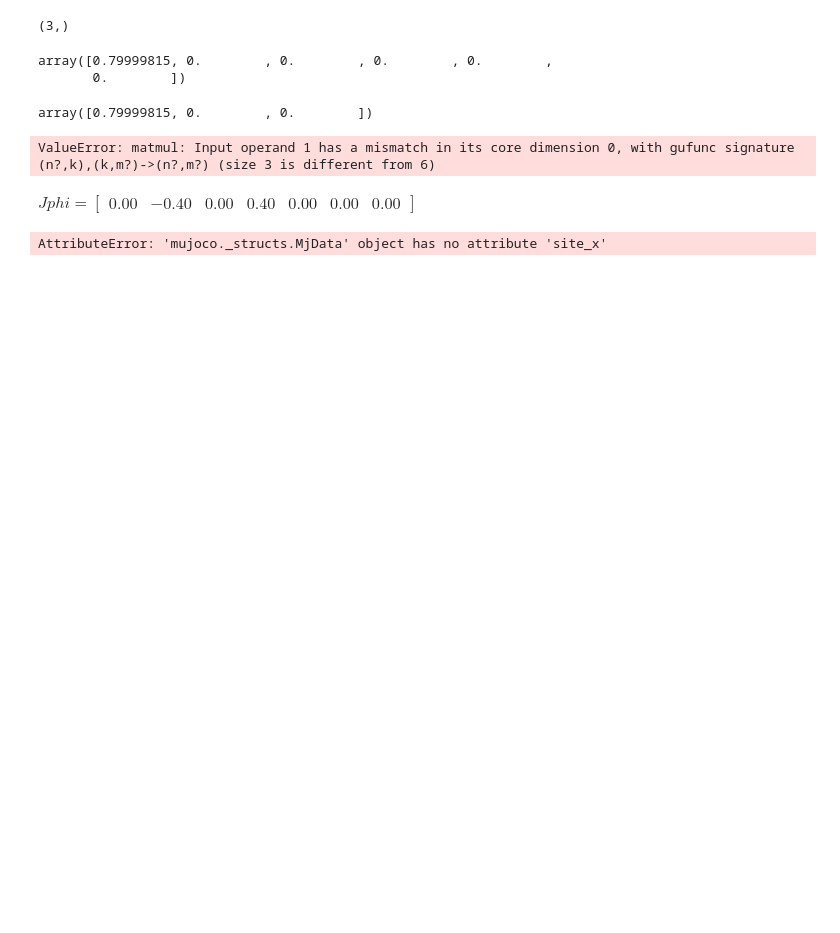
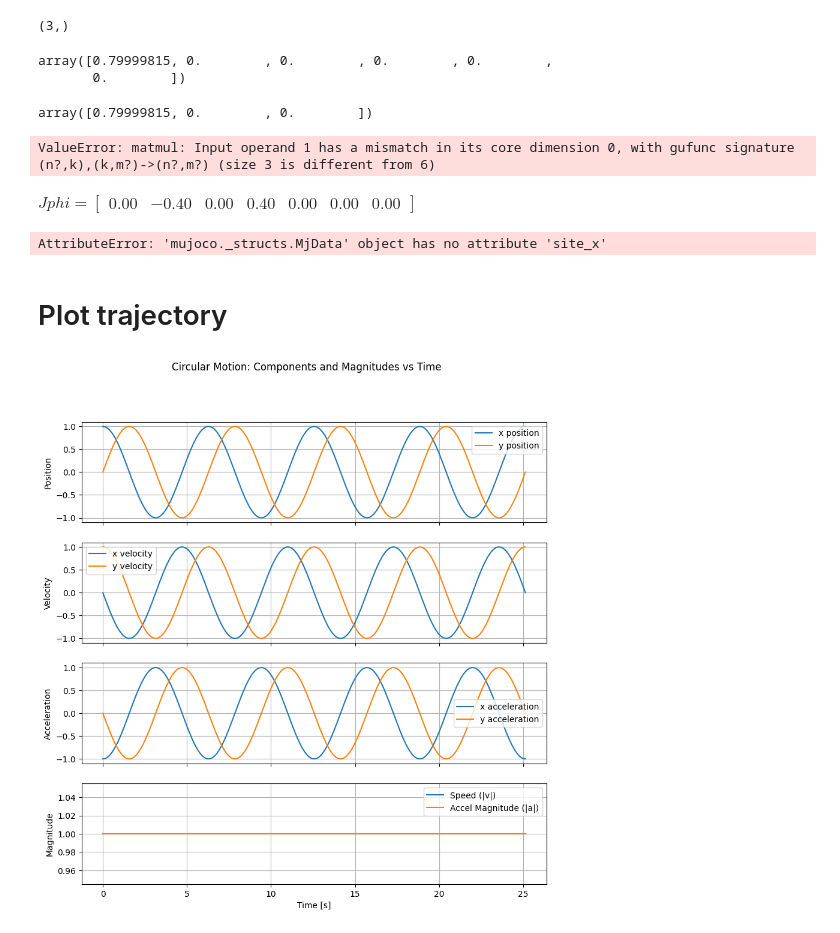
Before and after one commit to JunningHuang/mj_ctrl, a Jupyter notebook: hybrid_impedance_V1.ipynb, the cells around one changed output. Drawn from its saved outputs; the diff is of its cells as text; code cells hidden in the pictures; blank space fills up the shorter version.

```diff
--- a/hybrid_impedance_V1.ipynb
+++ b/hybrid_impedance_V1.ipynb
@@ -738,3 +738,77 @@ data.site_x[site_id]
 AttributeError: 'mujoco._structs.MjData' object has no attribute 'site_x'
 # %%
 J_motion_new = 2 * B @ data.site_xpos[site_id] @ jac
+# %% [markdown]
+# Plot trajectory
+# %%
+import numpy as np
+import matplotlib.pyplot as plt
+
+# Parameters
+circle_center = np.array([0.0, 0.0, 0.0])
+circle_radius = 1.0
+angular_speed = 1.0  # rad/s
+T = 8 * np.pi / angular_speed  # one full rotation period
+time = np.linspace(0, T, 500)
+
+# Containers
+target_pos = np.zeros((len(time), 3))
+x_dot_desired = np.zeros((len(time), 3))
+x_ddot_desired = np.zeros((len(time), 3))
+
+# Compute trajectory, velocity, acceleration
+for i, elapsed_time in enumerate(time):
+    angle = angular_speed * elapsed_time
+    # position
+    target_pos[i, 0] = circle_center[0] + circle_radius * np.cos(angle)
+    target_pos[i, 1] = circle_center[1] + circle_radius * np.sin(angle)
+    target_pos[i, 2] = circle_center[2]
+    # velocity
+    x_dot_desired[i, 0] = -circle_radius * angular_speed * np.sin(angle)
+    x_dot_desired[i, 1] =  circle_radius * angular_speed * np.cos(angle)
+    x_dot_desired[i, 2] = 0.0
+    # acceleration
+    x_ddot_desired[i, 0] = -circle_radius * angular_speed**2 * np.cos(angle)
+    x_ddot_desired[i, 1] = -circle_radius * angular_speed**2 * np.sin(angle)
+    x_ddot_desired[i, 2] = 0.0
+
+# Compute magnitudes
+speed = np.linalg.norm(x_dot_desired[:,:2], axis=1)
+accel_mag = np.linalg.norm(x_ddot_desired[:,:2], axis=1)
+
+# Plot components
+fig, axs = plt.subplots(4, 1, figsize=(10, 10), sharex=True)
+
+# Position
+axs[0].plot(time, target_pos[:,0], label="x position")
+axs[0].plot(time, target_pos[:,1], label="y position")
+axs[0].set_ylabel("Position")
+axs[0].legend()
+axs[0].grid(True)
+
+# Velocity
+axs[1].plot(time, x_dot_desired[:,0], label="x velocity")
+axs[1].plot(time, x_dot_desired[:,1], label="y velocity")
+axs[1].set_ylabel("Velocity")
+axs[1].legend()
+axs[1].grid(True)
+
+# Acceleration
+axs[2].plot(time, x_ddot_desired[:,0], label="x acceleration")
+axs[2].plot(time, x_ddot_desired[:,1], label="y acceleration")
+axs[2].set_ylabel("Acceleration")
+axs[2].legend()
+axs[2].grid(True)
+
+# Magnitudes
+axs[3].plot(time, speed, label="Speed (|v|)")
+axs[3].plot(time, accel_mag, label="Accel Magnitude (|a|)")
+axs[3].set_ylabel("Magnitude")
+axs[3].set_xlabel("Time [s]")
+axs[3].legend()
+axs[3].grid(True)
+
+plt.suptitle("Circular Motion: Components and Magnitudes vs Time")
+plt.show()
+# %% [output]
+[figure, added]
```
Also changed, not shown: 3 other files.
